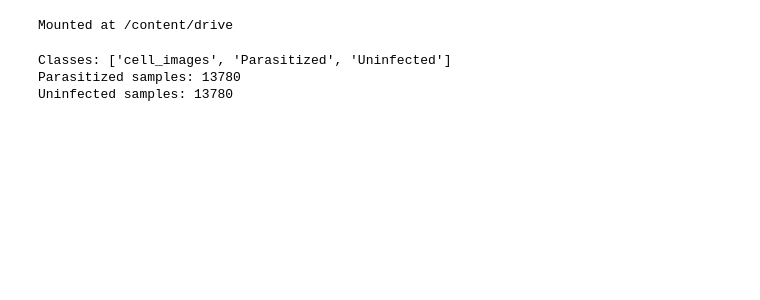
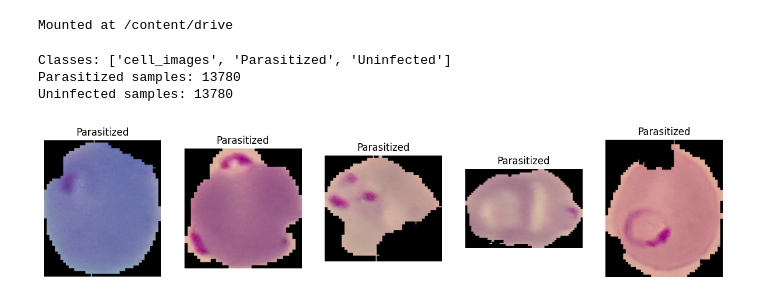
Before and after one commit to Sanjana-Santhosh/malaria-cell-classifier, a Jupyter notebook: malaria_classifier.ipynb, the cells around one changed output. Drawn from its saved outputs; the diff is of its cells as text; code cells hidden in the pictures; blank space fills up the shorter version.

```diff
--- a/malaria_classifier.ipynb
+++ b/malaria_classifier.ipynb
@@ -26,3 +26,18 @@ print("Uninfected samples:", len(os.listdir(os.path.join(data_path, 'Uninfected'
 Classes: ['cell_images', 'Parasitized', 'Uninfected']
 Parasitized samples: 13780
 Uninfected samples: 13780
+# %%
+img_path = os.path.join(data_path, 'Parasitized')
+sample_imgs = random.sample(os.listdir(img_path), 5)
+
+plt.figure(figsize=(15, 5))
+for i, img_name in enumerate(sample_imgs):
+    img = cv2.imread(os.path.join(img_path, img_name))
+    img = cv2.cvtColor(img, cv2.COLOR_BGR2RGB)
+    plt.subplot(1, 5, i+1)
+    plt.imshow(img)
+    plt.axis('off')
+    plt.title('Parasitized')
+plt.show()
+# %% [output]
+[figure, added]
```
